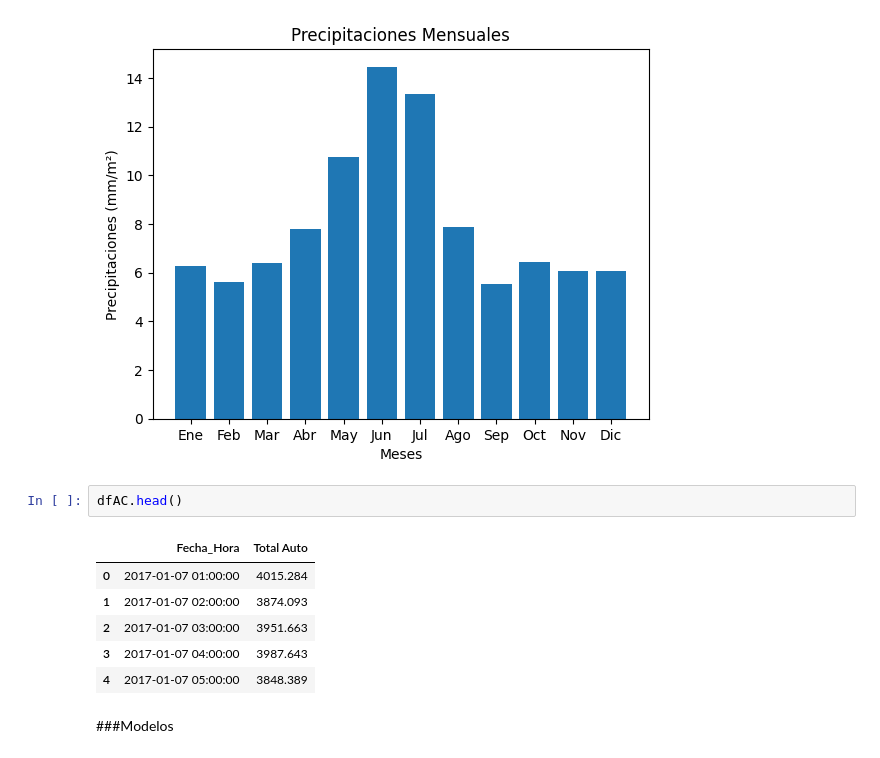
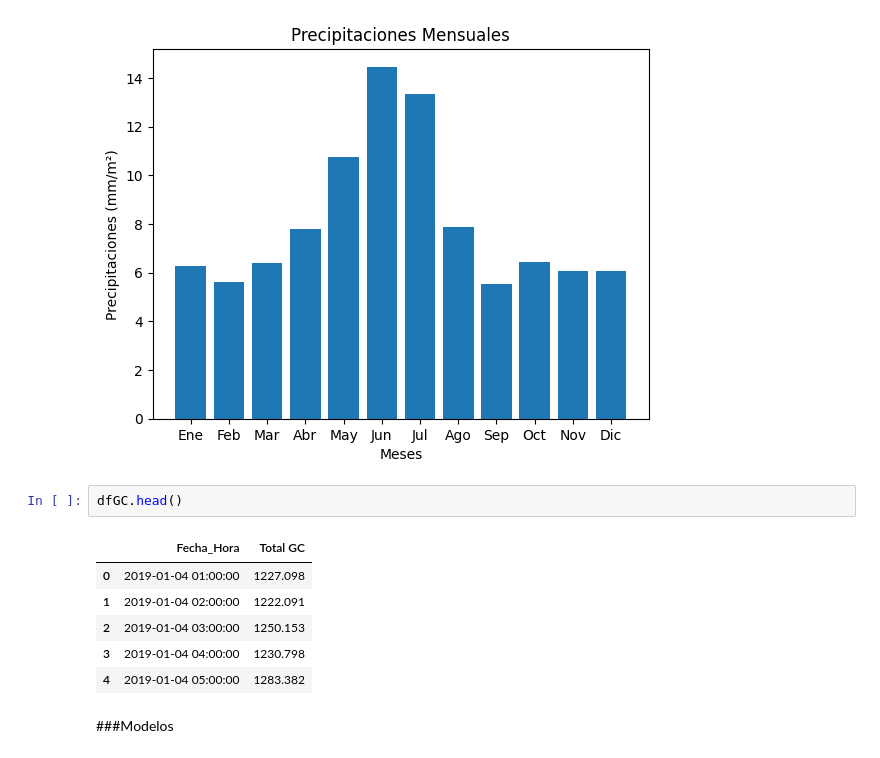
Before and after one commit to crisalex25/TFM_HydroMLGenerationOptimization, a Jupyter notebook: TFM.ipynb, the cells around one changed output. Drawn from its saved outputs; the diff is of its cells as text.

```diff
--- a/TFM.ipynb
+++ b/TFM.ipynb
@@ -118,13 +118,13 @@ plt.show()
 # %% [output]
 [figure]
 # %%
-dfAC.head()
+dfGC.head()
 # %% [output]
-|  | Fecha_Hora | Total Auto |
-| 0 | 2017-01-07 01:00:00 | 4015.284 |
-| 1 | 2017-01-07 02:00:00 | 3874.093 |
-| 2 | 2017-01-07 03:00:00 | 3951.663 |
-| 3 | 2017-01-07 04:00:00 | 3987.643 |
-| 4 | 2017-01-07 05:00:00 | 3848.389 |
+|  | Fecha_Hora | Total GC |
+| 0 | 2019-01-04 01:00:00 | 1227.098 |
+| 1 | 2019-01-04 02:00:00 | 1222.091 |
+| 2 | 2019-01-04 03:00:00 | 1250.153 |
+| 3 | 2019-01-04 04:00:00 | 1230.798 |
+| 4 | 2019-01-04 05:00:00 | 1283.382 |
 # %% [markdown]
 ###Modelos
```
Also changed, not shown: parts of 6 cells of this notebook.
